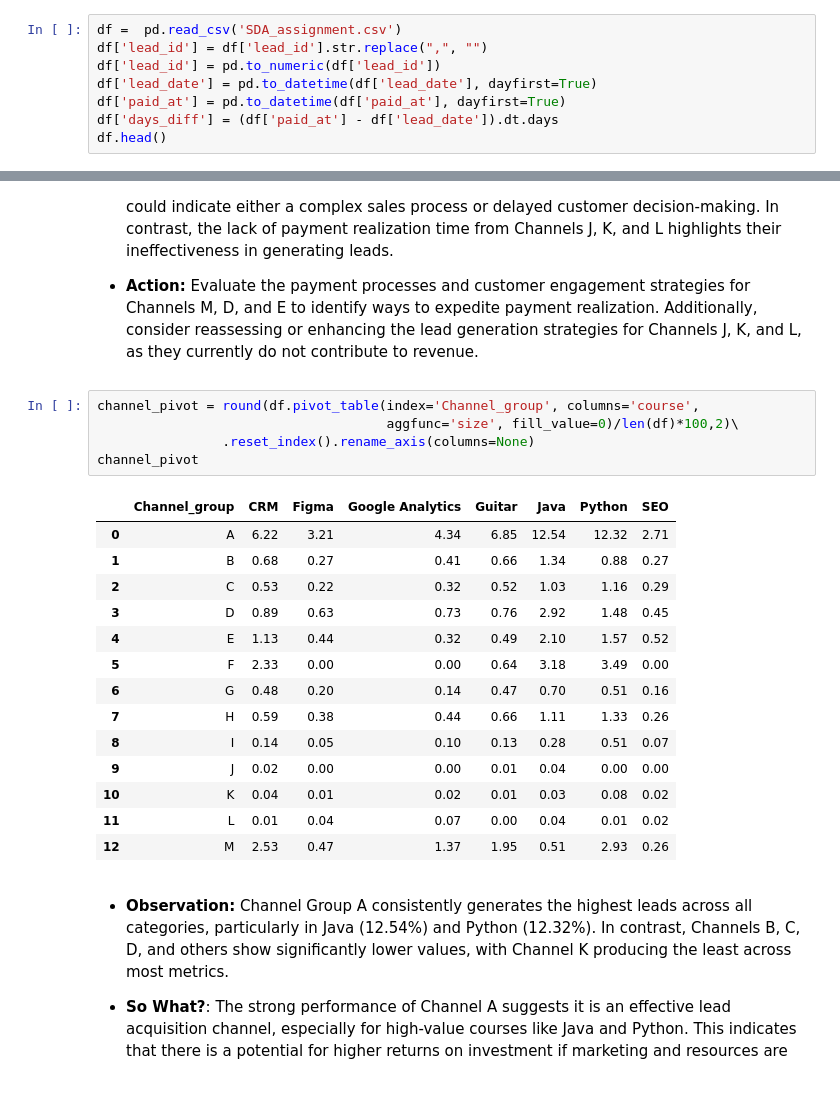
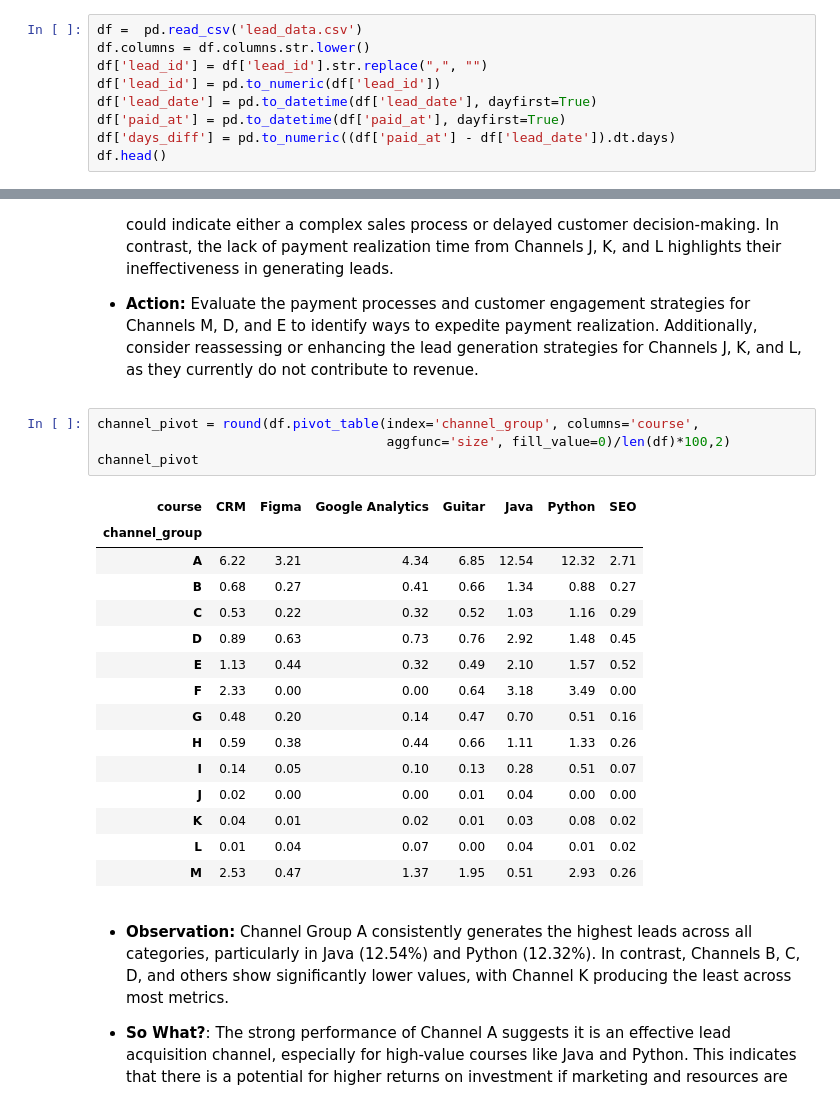
Before and after one commit to dakshbhatnagar/projects, a Jupyter notebook: lead_acquisition/analysis.ipynb, the cells around one changed output, grey strips where cells are left out. Cells and saved outputs as stored; diff of their text form.

```diff
--- a/lead_acquisition/analysis.ipynb
+++ b/lead_acquisition/analysis.ipynb
@@ -29,11 +68,12 @@ plt.rcParams['font.size'] = 17
 plt.rcParams['axes.spines.right'] = False
 plt.rcParams['axes.spines.top'] = False
 # %%
-df =  pd.read_csv('SDA_assignment.csv')
+df =  pd.read_csv('lead_data.csv')
+df.columns = df.columns.str.lower()
 df['lead_id'] = df['lead_id'].str.replace(",", "")
 df['lead_id'] = pd.to_numeric(df['lead_id'])
 df['lead_date'] = pd.to_datetime(df['lead_date'], dayfirst=True)
 df['paid_at'] = pd.to_datetime(df['paid_at'], dayfirst=True)
-df['days_diff'] = (df['paid_at'] - df['lead_date']).dt.days
+df['days_diff'] = pd.to_numeric((df['paid_at'] - df['lead_date']).dt.days)
 df.head()
 # %% [output]
@@ -180,25 +314,25 @@ plt.show()
 
 - **Action:** Evaluate the payment processes and customer engagement strategies for Channels M, D, and E to identify ways to expedite payment realization. Additionally, consider reassessing or enhancing the lead generation strategies for Channels J, K, and L, as they currently do not contribute to revenue.
 # %%
-channel_pivot = round(df.pivot_table(index='Channel_group', columns='course',
-                                     aggfunc='size', fill_value=0)/len(df)*100,2)\
-                .reset_index().rename_axis(columns=None)
+channel_pivot = round(df.pivot_table(index='channel_group', columns='course',
+                                     aggfunc='size', fill_value=0)/len(df)*100,2)
 channel_pivot
 # %% [output]
-|  | Channel_group | CRM | Figma | Google Analytics | Guitar | Java | Python | SEO |
-| 0 | A | 6.22 | 3.21 | 4.34 | 6.85 | 12.54 | 12.32 | 2.71 |
-| 1 | B | 0.68 | 0.27 | 0.41 | 0.66 | 1.34 | 0.88 | 0.27 |
-| 2 | C | 0.53 | 0.22 | 0.32 | 0.52 | 1.03 | 1.16 | 0.29 |
-| 3 | D | 0.89 | 0.63 | 0.73 | 0.76 | 2.92 | 1.48 | 0.45 |
-| 4 | E | 1.13 | 0.44 | 0.32 | 0.49 | 2.10 | 1.57 | 0.52 |
-| 5 | F | 2.33 | 0.00 | 0.00 | 0.64 | 3.18 | 3.49 | 0.00 |
-| 6 | G | 0.48 | 0.20 | 0.14 | 0.47 | 0.70 | 0.51 | 0.16 |
-| 7 | H | 0.59 | 0.38 | 0.44 | 0.66 | 1.11 | 1.33 | 0.26 |
-| 8 | I | 0.14 | 0.05 | 0.10 | 0.13 | 0.28 | 0.51 | 0.07 |
-| 9 | J | 0.02 | 0.00 | 0.00 | 0.01 | 0.04 | 0.00 | 0.00 |
-| 10 | K | 0.04 | 0.01 | 0.02 | 0.01 | 0.03 | 0.08 | 0.02 |
-| 11 | L | 0.01 | 0.04 | 0.07 | 0.00 | 0.04 | 0.01 | 0.02 |
-| 12 | M | 2.53 | 0.47 | 1.37 | 1.95 | 0.51 | 2.93 | 0.26 |
+| course | CRM | Figma | Google Analytics | Guitar | Java | Python | SEO |
+| channel_group |  |  |  |  |  |  |  |
+| A | 6.22 | 3.21 | 4.34 | 6.85 | 12.54 | 12.32 | 2.71 |
+| B | 0.68 | 0.27 | 0.41 | 0.66 | 1.34 | 0.88 | 0.27 |
+| C | 0.53 | 0.22 | 0.32 | 0.52 | 1.03 | 1.16 | 0.29 |
+| D | 0.89 | 0.63 | 0.73 | 0.76 | 2.92 | 1.48 | 0.45 |
+| E | 1.13 | 0.44 | 0.32 | 0.49 | 2.10 | 1.57 | 0.52 |
+| F | 2.33 | 0.00 | 0.00 | 0.64 | 3.18 | 3.49 | 0.00 |
+| G | 0.48 | 0.20 | 0.14 | 0.47 | 0.70 | 0.51 | 0.16 |
+| H | 0.59 | 0.38 | 0.44 | 0.66 | 1.11 | 1.33 | 0.26 |
+| I | 0.14 | 0.05 | 0.10 | 0.13 | 0.28 | 0.51 | 0.07 |
+| J | 0.02 | 0.00 | 0.00 | 0.01 | 0.04 | 0.00 | 0.00 |
+| K | 0.04 | 0.01 | 0.02 | 0.01 | 0.03 | 0.08 | 0.02 |
+| L | 0.01 | 0.04 | 0.07 | 0.00 | 0.04 | 0.01 | 0.02 |
+| M | 2.53 | 0.47 | 1.37 | 1.95 | 0.51 | 2.93 | 0.26 |
 # %% [markdown]
 - **Observation:** Channel Group A consistently generates the highest leads across all categories, particularly in Java (12.54%) and Python (12.32%). In contrast, Channels B, C, D, and others show significantly lower values, with Channel K producing the least across most metrics.
 
```
Also changed, not shown: parts of 42 cells of this notebook, 2 other files.
